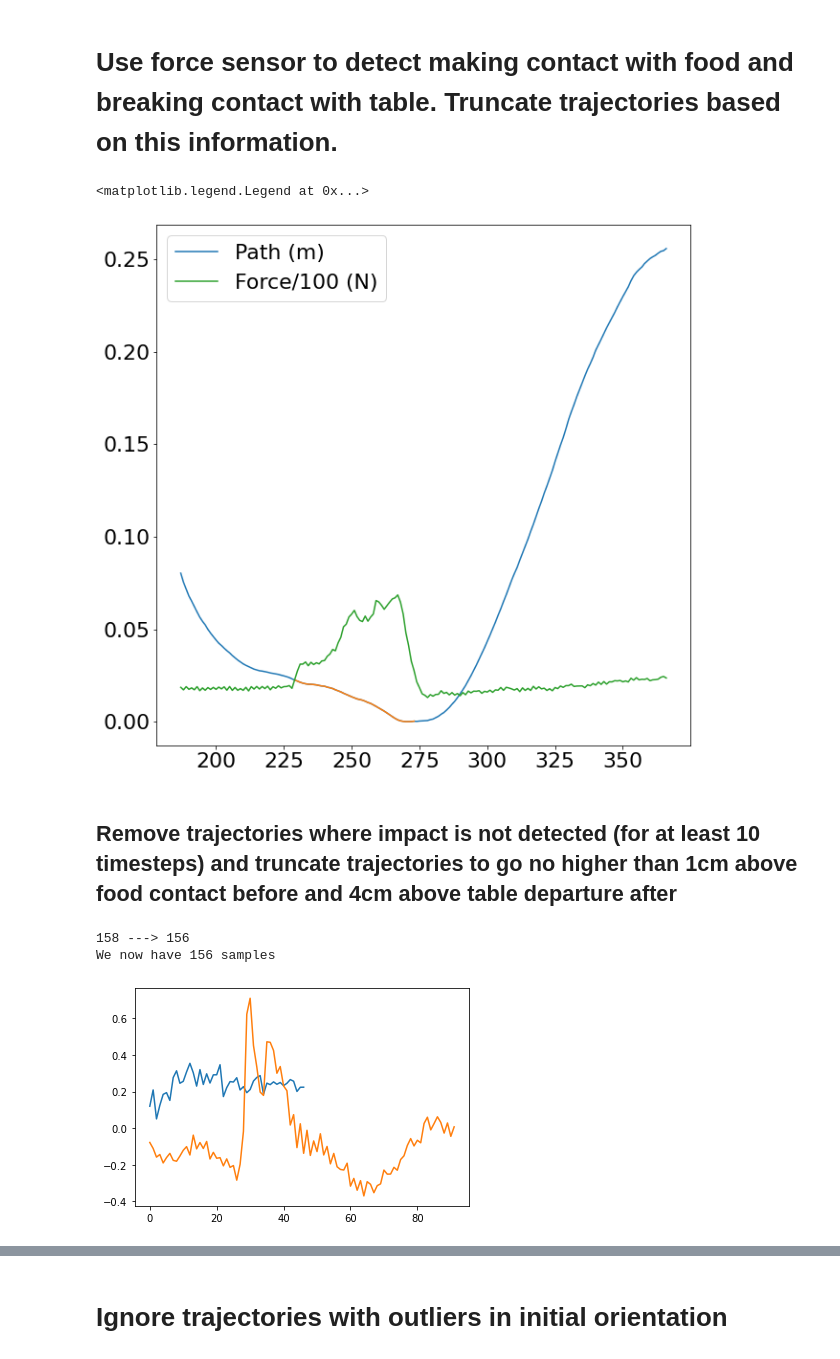
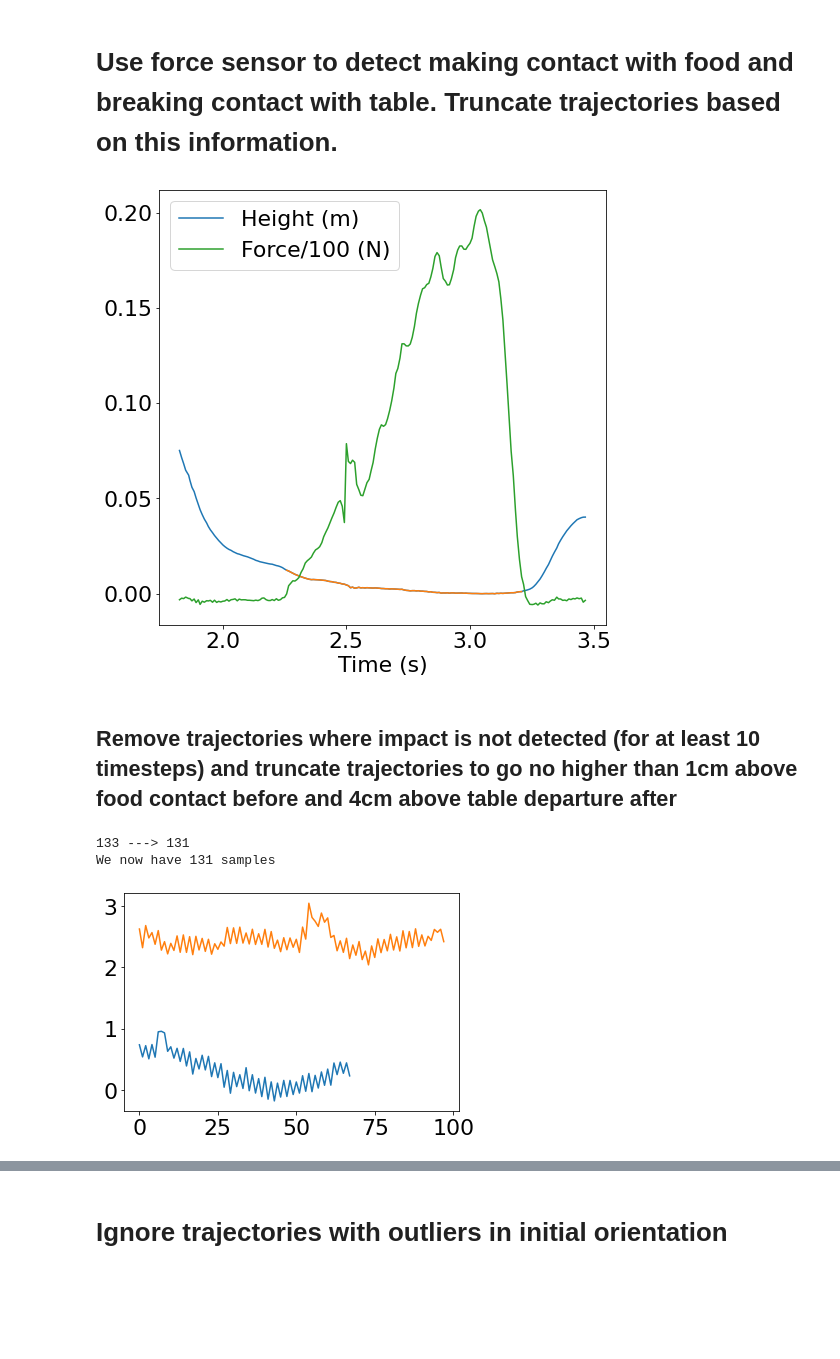
Before and after one commit to travers-rhodes/IROS2022CurvVAE, a Jupyter notebook: notebooks/2022-01-28 IROS2022 Clean Fork Pickup Data.ipynb, the cells around one changed output, grey strips where cells are left out. Saved outputs shown, nothing was run; the diff lists cells and outputs as text; code cells hidden in the pictures; blank space fills up the shorter version.

```diff
--- a/notebooks/2022-01-28 IROS2022 Clean Fork Pickup Data.ipynb
+++ b/notebooks/2022-01-28 IROS2022 Clean Fork Pickup Data.ipynb
@@ -527,20 +532,23 @@ for d in impact_labeled_data:
     d["start_tscores"] = np.array(start_tscores)
     d["end_tscores"] = np.array(end_tscores[::-1])
 # %%
-f = plt.figure(figsize=(10,10))
-dat = impact_labeled_data[0]
+font = {'size'   : 22}
+matplotlib.rc('font', **font)
+f = plt.figure(figsize=(8,8))
+dat = impact_labeled_data[1]
 sti = dat["start_touch_index"]
 eti = dat["end_touch_index"]
 si = dat["start_index"]
 ei = dat["end_index"]
 tableh = np.min(dat["tip_pos_array"][:,2])
-plt.plot(np.arange(si,ei),dat["tip_pos_array"][si:ei,2]-tableh,label= "Path (m)")
-plt.plot(np.arange(sti,eti),dat["tip_pos_array"][sti:eti,2]-tableh)
-plt.plot(np.arange(si,ei),dat["raw"]["F_zN"][si:ei]/100,label="Force/100 (N)")
+plt.plot(dat["raw"]["Times"][np.arange(si,ei)],dat["tip_pos_array"][si:ei,2]-tableh,label= "Height (m)")
+plt.plot(dat["raw"]["Times"][np.arange(sti,eti)],dat["tip_pos_array"][sti:eti,2]-tableh)
+plt.plot(dat["raw"]["Times"][np.arange(si,ei)],dat["raw"]["F_zN"][si:ei]/100,label="Force/100 (N)")
+plt.xlabel("Time (s)")
 plt.legend()
+f.savefig(f"TrajectoryTruncationExample{foodname}.png")
 # %% [output]
-<matplotlib.legend.Legend at 0x...>
-[figure, old version]
+[figure, new version]
 # %% [markdown]
 ## Remove trajectories where impact is not detected (for at least 10 timesteps) and truncate trajectories to go no higher than 1cm above food contact before and 4cm above table departure after
 # %%
@@ -583,9 +591,9 @@ for d in impact_labeled_data:
 print(len(impact_labeled_data), "--->", len(trunc_clean_labeled_data))
 print(f"We now have {len(trunc_clean_labeled_data)} samples")
 # %% [output]
-158 ---> 156
-We now have 156 samples
+133 ---> 131
+We now have 131 samples
-[figure, old version]
+[figure, new version]
 # %%
 scaled_start_times = []
 scaled_stop_times = []
```
Also changed, not shown: parts of 31 cells of this notebook, 13 other files.
